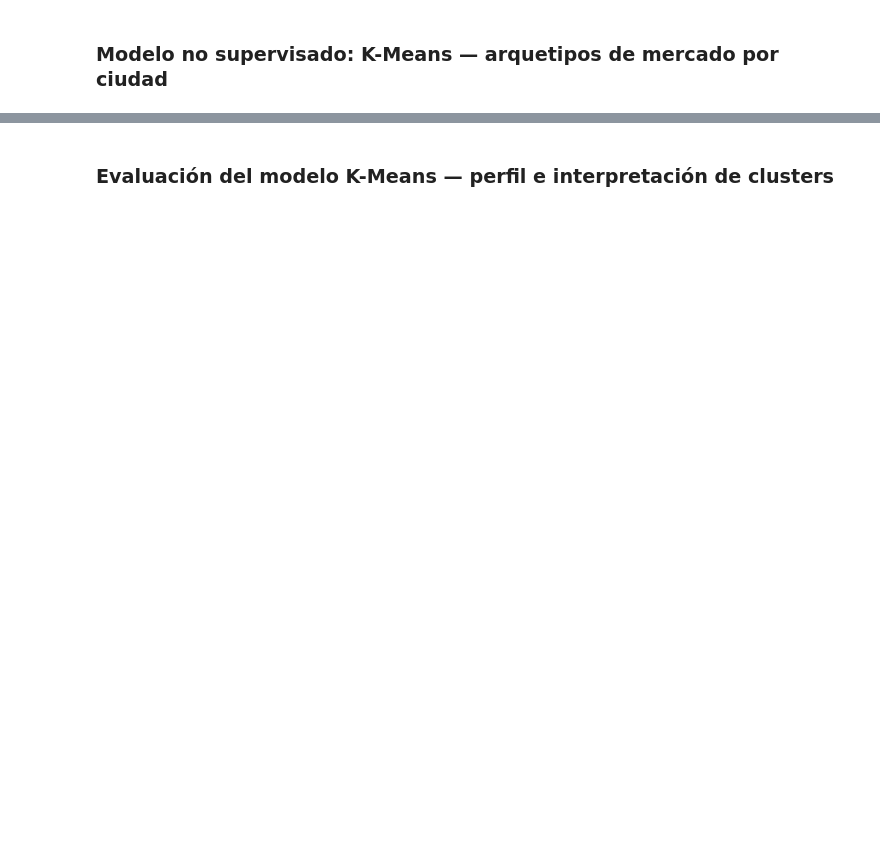
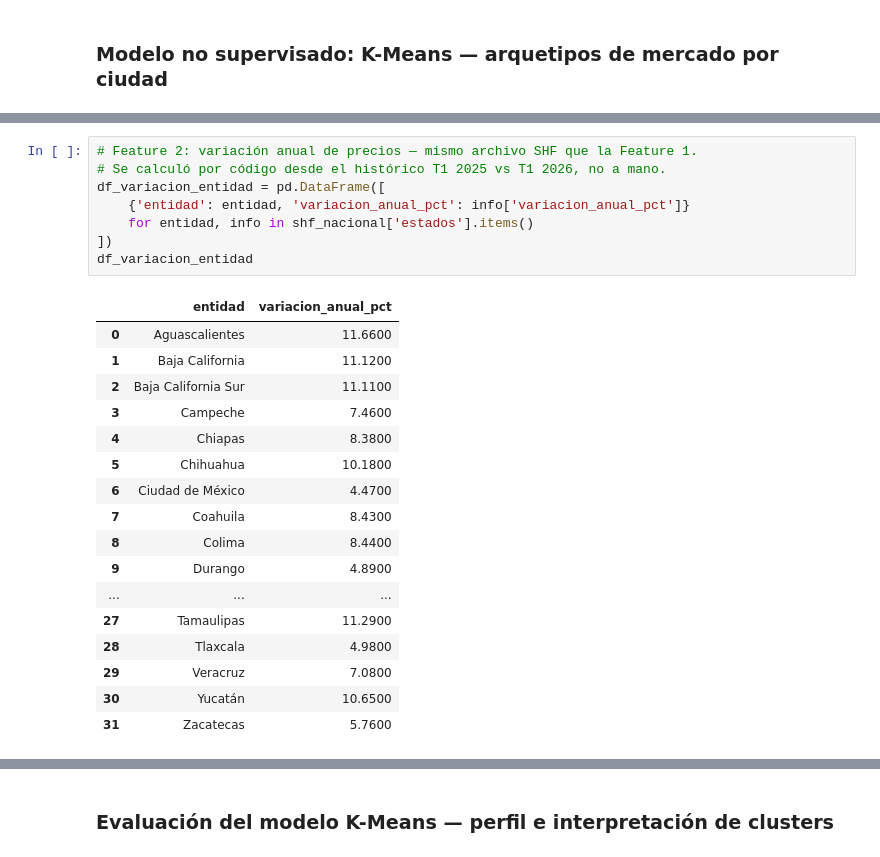
Before and after one commit to ContrerasPeninsula/radar-hipotecario, a Jupyter notebook: notebooks/EDA_ingenieria_caracteristicas.ipynb, the cells around one changed output, grey strips where cells are left out. Drawn from its saved outputs; the diff is of its cells as text; blank space fills up the shorter version.

```diff
--- a/notebooks/EDA_ingenieria_caracteristicas.ipynb
+++ b/notebooks/EDA_ingenieria_caracteristicas.ipynb
@@ -439 +455,27 @@ df_variacion_ciudad
+# %%
+# Feature 2: variación anual de precios — mismo archivo SHF que la Feature 1.
+# Se calculó por código desde el histórico T1 2025 vs T1 2026, no a mano.
+df_variacion_entidad = pd.DataFrame([
+    {'entidad': entidad, 'variacion_anual_pct': info['variacion_anual_pct']}
+    for entidad, info in shf_nacional['estados'].items()
+])
+df_variacion_entidad
+# %% [output]
+|  | entidad | variacion_anual_pct |
+| 0 | Aguascalientes | 11.6600 |
+| 1 | Baja California | 11.1200 |
+| 2 | Baja California Sur | 11.1100 |
+| 3 | Campeche | 7.4600 |
+| 4 | Chiapas | 8.3800 |
+| 5 | Chihuahua | 10.1800 |
+| 6 | Ciudad de México | 4.4700 |
+| 7 | Coahuila | 8.4300 |
+| 8 | Colima | 8.4400 |
+| 9 | Durango | 4.8900 |
+| ... | ... | ... |
+| 27 | Tamaulipas | 11.2900 |
+| 28 | Tlaxcala | 4.9800 |
+| 29 | Veracruz | 7.0800 |
+| 30 | Yucatán | 10.6500 |
+| 31 | Zacatecas | 5.7600 |
 # %%
```
Also changed, not shown: parts of 28 cells of this notebook.
